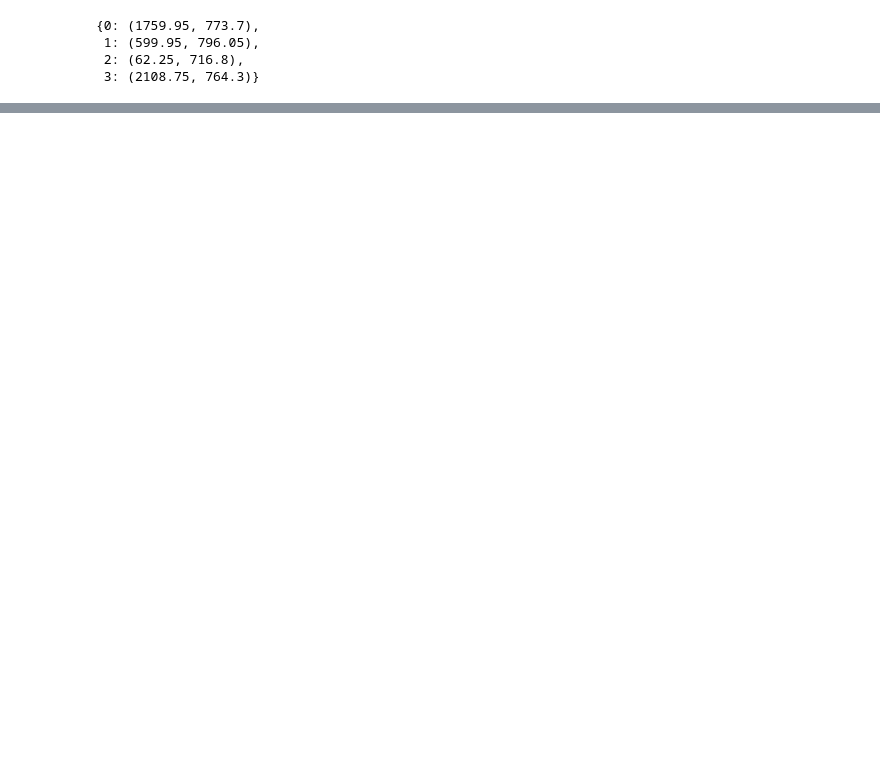
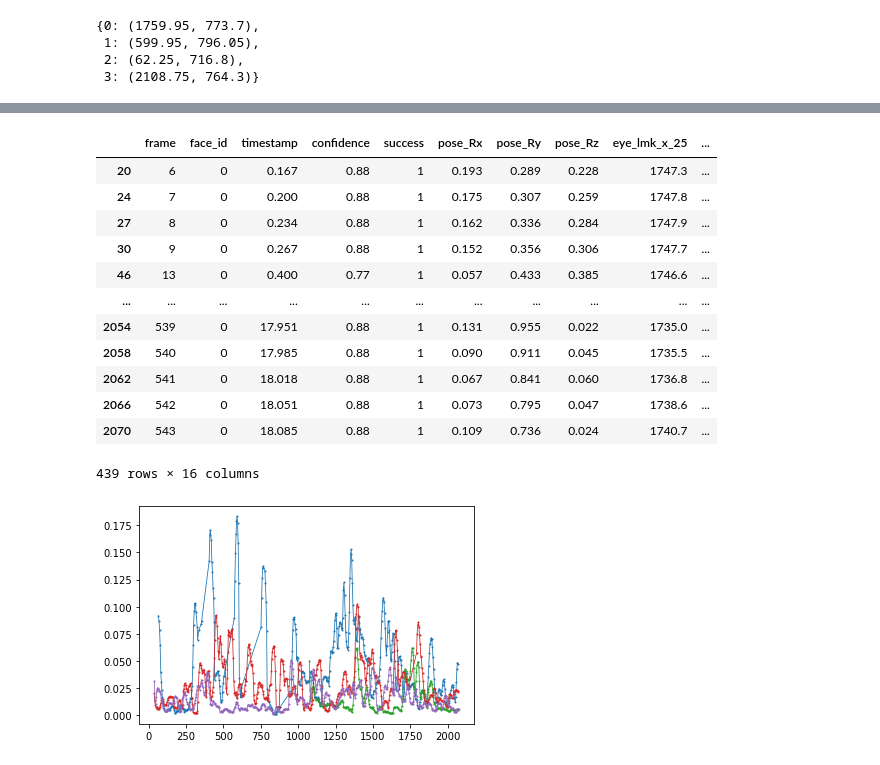
Before and after one commit to jeffshee/icer, a Jupyter notebook: openface/test_format_csv.ipynb, the cells around one changed output, grey strips where cells are left out. Saved outputs shown, nothing was run; the diff lists cells and outputs as text; code cells hidden in the pictures; blank space fills up the shorter version.

```diff
--- a/openface/test_format_csv.ipynb
+++ b/openface/test_format_csv.ipynb
@@ -128,0 +162,39 @@ pd.__version__
+# %%
+# Rotation-x + 移動標準偏差
+plt.figure()
+
+id0_df = suc_output_df[suc_output_df['new_face_id'] == 0]
+id1_df = suc_output_df[suc_output_df['new_face_id'] == 1]
+id2_df = suc_output_df[suc_output_df['new_face_id'] == 2]
+id3_df = suc_output_df[suc_output_df['new_face_id'] == 3]
+
+ws = 10
+ax = id0_df['pose_Rx'].rolling(ws).std().plot(x='timestamp', y='pose_Rx', label='id-0', marker='.')
+id1_df['pose_Rx'].rolling(ws).std().plot(x='timestamp', y='pose_Rx', label='id-1', marker='.', ax=ax, color='C2')
+id2_df['pose_Rx'].rolling(ws).std().plot(x='timestamp', y='pose_Rx', label='id-2', marker='.', ax=ax, color='C3')
+id3_df['pose_Rx'].rolling(ws).std().plot(x='timestamp', y='pose_Rx', label='id-3', marker='.', ax=ax, color='C4', subplots=True)
+
+# ax = suc_output_df[suc_output_df['new_face_id'] == 0].rolling(ws).var().plot(x='timestamp', y='pose_Rx', label='id-0', marker='.')
+# suc_output_df[suc_output_df['new_face_id'] == 1].rolling(ws).var().plot(x='timestamp', y='pose_Rx', label='id-1', marker='.', ax=ax, color='C2')
+# suc_output_df[suc_output_df['new_face_id'] == 2].rolling(ws).var().plot(x='timestamp', y='pose_Rx', label='id-2', marker='.', ax=ax, color='C3')
+# suc_output_df[suc_output_df['new_face_id'] == 3].rolling(ws).var().plot(x='timestamp', y='pose_Rx', label='id-3', marker='.', ax=ax, color='C4', subplots=True)
+
+# plt.savefig('pose_Rx.png', facecolor='white', dpi=300)
+# plt.close('all')
+
+id0_df
+# %% [output]
+|  | frame | face_id | timestamp | confidence | success | pose_Rx | pose_Ry | pose_Rz | eye_lmk_x_25 | ... |
+| 20 | 6 | 0 | 0.167 | 0.88 | 1 | 0.193 | 0.289 | 0.228 | 1747.3 | ... |
+| 24 | 7 | 0 | 0.200 | 0.88 | 1 | 0.175 | 0.307 | 0.259 | 1747.8 | ... |
+| 27 | 8 | 0 | 0.234 | 0.88 | 1 | 0.162 | 0.336 | 0.284 | 1747.9 | ... |
+| 30 | 9 | 0 | 0.267 | 0.88 | 1 | 0.152 | 0.356 | 0.306 | 1747.7 | ... |
+| 46 | 13 | 0 | 0.400 | 0.77 | 1 | 0.057 | 0.433 | 0.385 | 1746.6 | ... |
+| ... | ... | ... | ... | ... | ... | ... | ... | ... | ... | ... |
+| 2054 | 539 | 0 | 17.951 | 0.88 | 1 | 0.131 | 0.955 | 0.022 | 1735.0 | ... |
+| 2058 | 540 | 0 | 17.985 | 0.88 | 1 | 0.090 | 0.911 | 0.045 | 1735.5 | ... |
+| 2062 | 541 | 0 | 18.018 | 0.88 | 1 | 0.067 | 0.841 | 0.060 | 1736.8 | ... |
+| 2066 | 542 | 0 | 18.051 | 0.88 | 1 | 0.073 | 0.795 | 0.047 | 1738.6 | ... |
+| 2070 | 543 | 0 | 18.085 | 0.88 | 1 | 0.109 | 0.736 | 0.024 | 1740.7 | ... |
+439 rows × 16 columns
+[figure, added]
```
Also changed, not shown: parts of 12 cells of this notebook.
